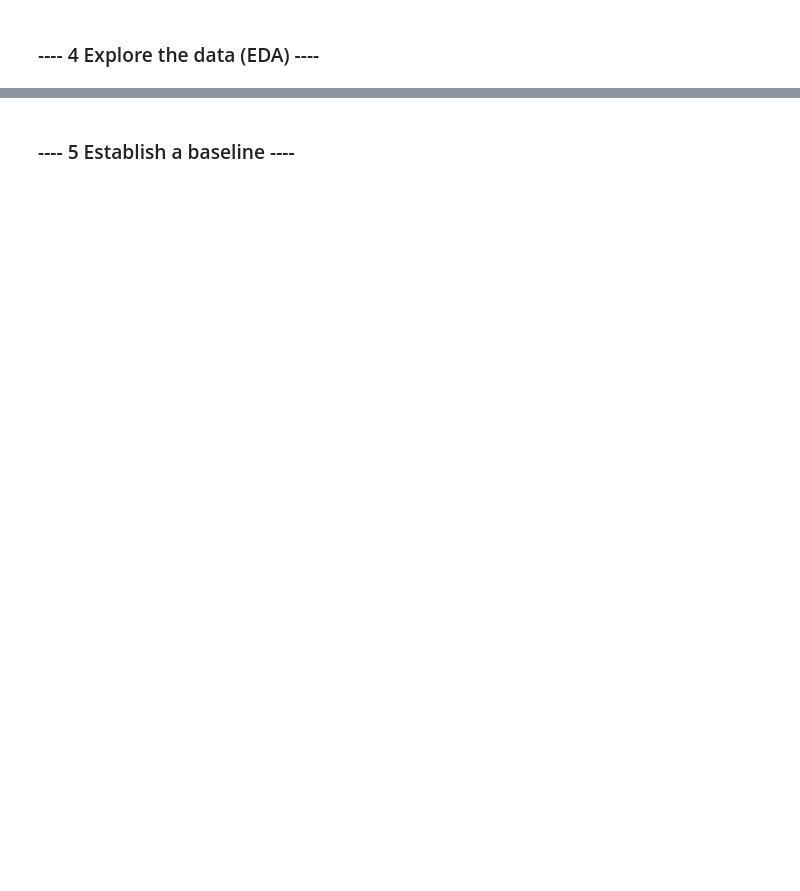
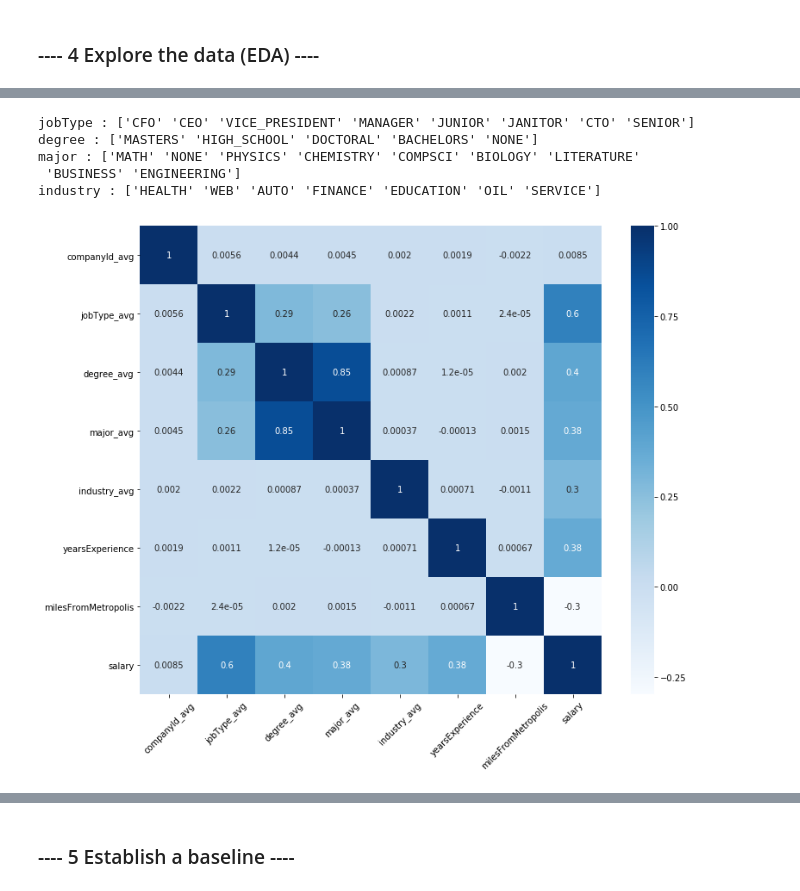
Before and after one commit to z-yoscovits/salarypredictionportfolio, a Jupyter notebook: SalaryPrediction.ipynb, the cells around one changed output, grey strips where cells are left out. Cells and saved outputs as stored; diff of their text form; code cells hidden in the pictures; blank space fills up the shorter version.

```diff
--- a/SalaryPrediction.ipynb
+++ b/SalaryPrediction.ipynb
@@ -34,0 +256,7 @@ __email__ = "your email here"
+# %%
+# plot the salary vs the values of each column
+i = 1
+for col in train_df.columns:
+    mean_plot(train_df, col)
+    i+= 1
+    plt.show()
@@ -34,0 +272,38 @@ __email__ = "your email here"
+# %%
+categoricals = train_features.columns[1:5]
+for item in categoricals:
+    print(item, ':',  train_features[item].unique())
+# %% [output]
+jobType : ['CFO' 'CEO' 'VICE_PRESIDENT' 'MANAGER' 'JUNIOR' 'JANITOR' 'CTO' 'SENIOR']
+degree : ['MASTERS' 'HIGH_SCHOOL' 'DOCTORAL' 'BACHELORS' 'NONE']
+major : ['MATH' 'NONE' 'PHYSICS' 'CHEMISTRY' 'COMPSCI' 'BIOLOGY' 'LITERATURE'
+ 'BUSINESS' 'ENGINEERING']
+industry : ['HEALTH' 'WEB' 'AUTO' 'FINANCE' 'EDUCATION' 'OIL' 'SERVICE']
+# %%
+def avg_dict(df, col, result):
+    #creates a dictionary of the average salary for each category in a categorical column
+    avg_df = cat_avg(df, col, result)
+    avg_dictionary = dict(zip(avg_df['category'],avg_df['mean']))
+    return avg_dictionary
+# %%
+def avg_list(df,col, result):
+    #takes in a categorical column, and returns a list with each category replaced by its average salary
+    avg_dictionary = avg_dict(df, col, result)
+    avg_list = []
+    for key in df[col]:
+        avg_list.append(avg_dictionary[key])
+    return avg_list
+# %%
+#create a new collumn for each categorical variable, replacing the categories with average value for that category.
+#This will be used for to calculate create coorrelation heatmap
+for col in categorical_cols:
+    train_df[(col + '_avg')] = avg_list(train_df,col, "salary")
+# %%
+# Create correlation heatmap
+fig = plt.figure(figsize=(12, 10))
+features = ['companyId_avg', 'jobType_avg', 'degree_avg', 'major_avg', 'industry_avg', 'yearsExperience', 'milesFromMetropolis']
+sns.heatmap(train_df[features + ['salary']].corr(), cmap='Blues', annot=True)
+plt.xticks(rotation=45)
+plt.show()
+# %% [output]
+[figure, added]
```
Also changed, not shown: parts of 76 cells of this notebook, 1 other file.
